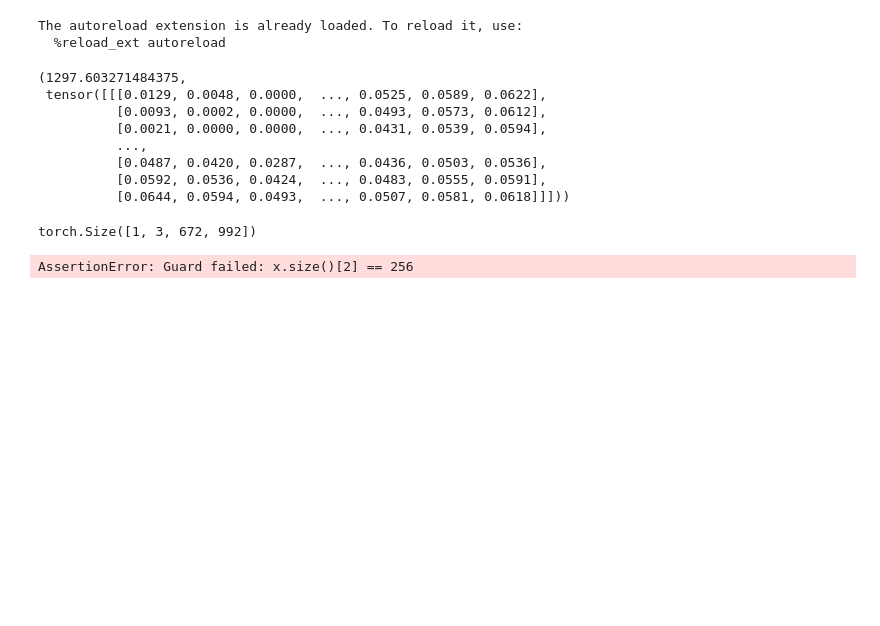
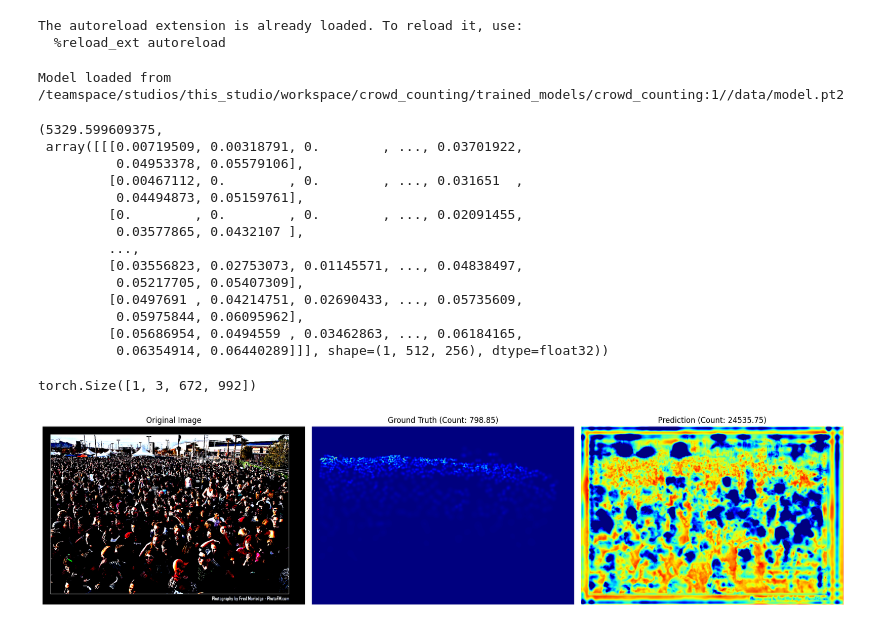
Before and after one commit to Karam-Antar/crowd_counting, a Jupyter notebook: notebooks/explore.ipynb, the cells around one changed output. Cells and saved outputs as stored; diff of their text form; code cells hidden in the pictures; blank space fills up the shorter version.

Commit message:
finalize mlflow registry class

```diff
--- a/notebooks/explore.ipynb
+++ b/notebooks/explore.ipynb
@@ -13,18 +15,24 @@ from src.data.datamodule import CrowdDataModule
 The autoreload extension is already loaded. To reload it, use:
   %reload_ext autoreload
 # %%
-model = mlflow.pytorch.load_model('models:/crowd_counting/9')
+model, params = MLFlowRegistry().load_model('crowd_counting', version='1', run_id='7db01084ce8d43efaf49124078dc2d5f')
+# %% [output]
+Model loaded from /teamspace/studios/this_studio/workspace/crowd_counting/trained_models/crowd_counting:1//data/model.pt2
-# %%
-model = ExportedModel(model)
 # %%
-model.predict(torch.randn(1,3,128,256))
+model.predict(torch.randn(1,3,512,256))
 # %% [output]
-(1297.603271484375,
- tensor([[[0.0129, 0.0048, 0.0000,  ..., 0.0525, 0.0589, 0.0622],
-          [0.0093, 0.0002, 0.0000,  ..., 0.0493, 0.0573, 0.0612],
-          [0.0021, 0.0000, 0.0000,  ..., 0.0431, 0.0539, 0.0594],
-          ...,
-          [0.0487, 0.0420, 0.0287,  ..., 0.0436, 0.0503, 0.0536],
-          [0.0592, 0.0536, 0.0424,  ..., 0.0483, 0.0555, 0.0591],
-          [0.0644, 0.0594, 0.0493,  ..., 0.0507, 0.0581, 0.0618]]]))
+(5329.599609375,
+ array([[[0.00719509, 0.00318791, 0.        , ..., 0.03701922,
+          0.04953378, 0.05579106],
+         [0.00467112, 0.        , 0.        , ..., 0.031651  ,
+          0.04494873, 0.05159761],
+         [0.        , 0.        , 0.        , ..., 0.02091455,
+          0.03577865, 0.0432107 ],
+         ...,
+         [0.03556823, 0.02753073, 0.01145571, ..., 0.04838497,
+          0.05217705, 0.05407309],
+         [0.0497691 , 0.04214751, 0.02690433, ..., 0.05735609,
+          0.05975844, 0.06095962],
+         [0.05686954, 0.0494559 , 0.03462863, ..., 0.06184165,
+          0.06354914, 0.06440289]]], shape=(1, 512, 256), dtype=float32))
 # %%
@@ -32,11 +39,13 @@ params = BaseParams(crop_size=256)
 datamodule = CrowdDataModule(params=params)
 datamodule.setup(stage='fit')
 # %%
-sample = helpers.get_sample_from_dm(datamodule)
+sample, target, count = helpers.get_sample_from_dm(datamodule)
 sample.shape
 # %% [output]
 torch.Size([1, 3, 672, 992])
 # %%
-result = model.predict(sample)
+result_count, result  = model.predict(sample)
-# %% [output]
-AssertionError: Guard failed: x.size()[2] == 256
+# %%
+vis.visualize_sample(sample, target, result, count, result_count, )
+# %% [output]
+[figure, added]
```
Also changed, not shown: parts of 2 cells of this notebook, 9 other files.
